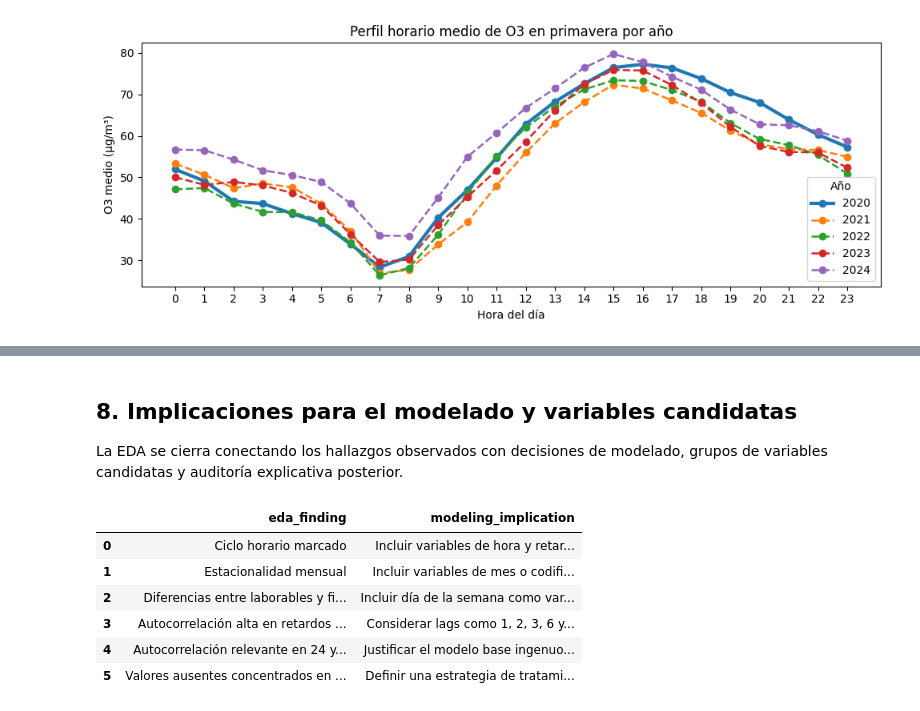
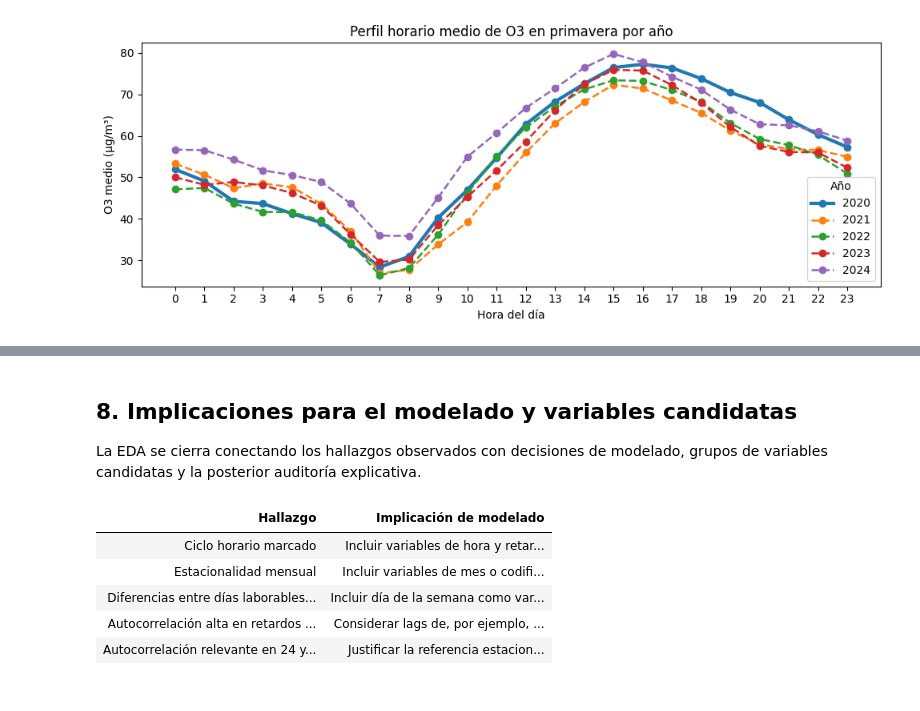
Before and after one commit to hipenation2142/trabajo, a Jupyter notebook: notebooks/01_eda_o3.ipynb, the cells around one changed output, grey strips where cells are left out. Cells and saved outputs as stored; diff of their text form; code cells hidden in the pictures.

```diff
--- a/notebooks/01_eda_o3.ipynb
+++ b/notebooks/01_eda_o3.ipynb
@@ -2246,53 +2288,78 @@ En consecuencia, la comparación no se usará para modificar el test set ni para
 # %% [markdown]
 ## 8. Implicaciones para el modelado y variables candidatas
 
-La EDA se cierra conectando los hallazgos observados con decisiones de modelado, grupos de variables candidatas y auditoría explicativa posterior.
+La EDA se cierra conectando los hallazgos observados con decisiones de modelado, grupos de variables candidatas y la posterior auditoría explicativa.
 # %%
-# Esta tabla resume cómo los hallazgos de la EDA se traducen en decisiones de modelado.
-# Es útil para conectar el análisis exploratorio con la fase posterior de entrenamiento.
+# Esta tabla resume cómo se traducen los hallazgos de la EDA en decisiones de modelado.
+# De esta forma, se trasladan las conclusiones obtenidas a la posterior fase de entrenamiento.
 eda_modeling_implications = pd.DataFrame(
     [
         {
-            "eda_finding": "Ciclo horario marcado",
-            "modeling_implication": "Incluir variables de hora y retardos de corto plazo.",
+            "Hallazgo": "Ciclo horario marcado",
+            "Implicación de modelado": "Incluir variables de hora y retardos de corto plazo.",
         },
         {
-            "eda_finding": "Estacionalidad mensual",
-            "modeling_implication": "Incluir variables de mes o codificación cíclica anual.",
+            "Hallazgo": "Estacionalidad mensual",
+            "Implicación de modelado": "Incluir variables de mes o codificación cíclica anual.",
         },
         {
-            "eda_finding": "Diferencias entre laborables y fines de semana",
-            "modeling_implication": "Incluir día de la semana como variable predictiva.",
+            "Hallazgo": "Diferencias entre días laborables y fines de semana",
+            "Implicación de modelado": "Incluir día de la semana como variable predictiva.",
         },
         {
-            "eda_finding": "Autocorrelación alta en retardos cortos",
-            "modeling_implication": "Considerar lags como 1, 2, 3, 6 y 12 horas.",
+            "Hallazgo": "Autocorrelación alta en retardos cortos",
+            "Implicación de modelado": "Considerar lags de, por ejemplo, 1, 2, 3, 6 y 12 horas.",
         },
         {
-            "eda_finding": "Autocorrelación relevante en 24 y 168 horas",
-            "modeling_implication": "Justificar el modelo base ingenuo estacional y considerar lags diarios/semanales.",
-        },
-        {
-            "eda_finding": "Valores ausentes concentrados en ciertos meses",
-            "modeling_implication": "Definir una estrategia de tratamiento de ausentes antes del entrenamiento.",
+            "Hallazgo": "Autocorrelación relevante en 24 y 168 horas",
+            "Implicación de modelado": (
+                "Justificar la referencia estacional diaria basada en lag_24 "
+                "y considerar lags diarios/semanales."
+            ),
         },
     ]
 )
 
-display(eda_modeling_implications)
+display(
+    eda_modeling_implications.style
+    .hide(axis="index")
+    .set_properties(
+        **{
+            "white-space": "normal",
+            "text-align": "left",
+            "vertical-align": "top",
+        }
+    )
+    .set_table_styles(
+        [
+            {
+                "selector": "th",
+                "props": [
+                    ("text-align", "left"),
+                    ("font-weight", "bold"),
+                ],
+            },
+            {
+                "selector": "td",
+                "props": [
+                    ("max-width", "520px"),
+                ],
+            },
+        ]
+    )
+)
 
 eda_modeling_implications.to_csv(
     TABLES_DIR / "eda_modeling_implications.csv",
     index=False,
 )
 # %% [output]
-|  | eda_finding | modeling_implication |
-| 0 | Ciclo horario marcado | Incluir variables de hora y retar... |
-| 1 | Estacionalidad mensual | Incluir variables de mes o codifi... |
-| 2 | Diferencias entre laborables y fi... | Incluir día de la semana como var... |
-| 3 | Autocorrelación alta en retardos ... | Considerar lags como 1, 2, 3, 6 y... |
-| 4 | Autocorrelación relevante en 24 y... | Justificar el modelo base ingenuo... |
-| 5 | Valores ausentes concentrados en ... | Definir una estrategia de tratami... |
+| Hallazgo | Implicación de modelado |
+| Ciclo horario marcado | Incluir variables de hora y retar... |
+| Estacionalidad mensual | Incluir variables de mes o codifi... |
+| Diferencias entre días laborables... | Incluir día de la semana como var... |
+| Autocorrelación alta en retardos ... | Considerar lags de, por ejemplo, ... |
+| Autocorrelación relevante en 24 y... | Justificar la referencia estacion... |
 # %% [markdown]
 ### Justificación de variables candidatas a partir de la EDA
 
```
Also changed, not shown: parts of 34 cells of this notebook, 4 other files.
